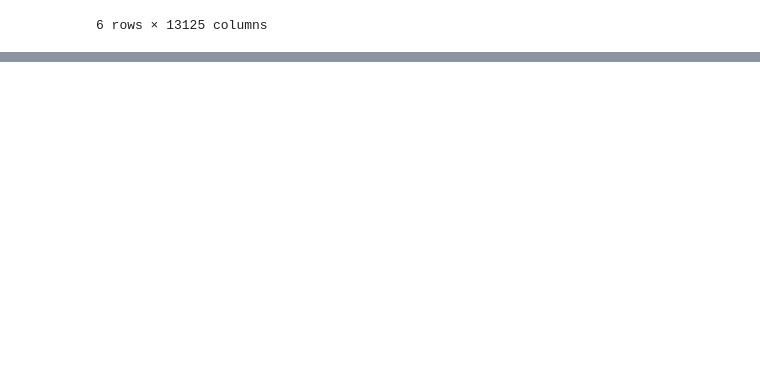
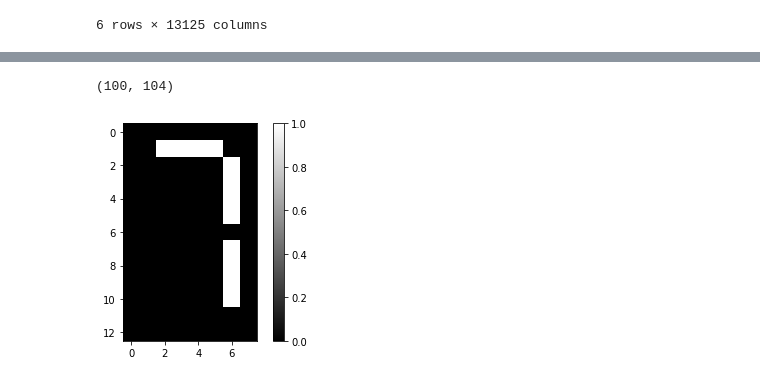
Before and after one commit to sushant2811/NLPandDeepLearning, a Jupyter notebook: unsupervisedAlgos.ipynb, the cells around one changed output, grey strips where cells are left out. Cells and saved outputs as stored; diff of their text form; code cells hidden in the pictures; blank space fills up the shorter version.

Commit message:
NMF on images

```diff
--- a/unsupervisedAlgos.ipynb
+++ b/unsupervisedAlgos.ipynb
@@ -225,0 +311,2 @@ Name: 3, dtype: float64
+# %%
+images = pd.read_csv('./datasetsUnsupervised/lcd-digits.csv', header = None)
@@ -225,0 +323,6 @@ Name: 3, dtype: float64
+# %%
+imagesArr = images.as_matrix()
+# %%
+imagesArr.shape
+# %% [output]
+(100, 104)
@@ -225,0 +332,7 @@ Name: 3, dtype: float64
+# %%
+digit = imagesArr[0, :]
+bitmap = digit.reshape(13, 8)
+plt.imshow(bitmap, cmap = 'gray', interpolation='nearest');
+plt.colorbar();
+# %% [output]
+[figure, added]
```
Also changed, not shown: parts of 11 cells of this notebook.
